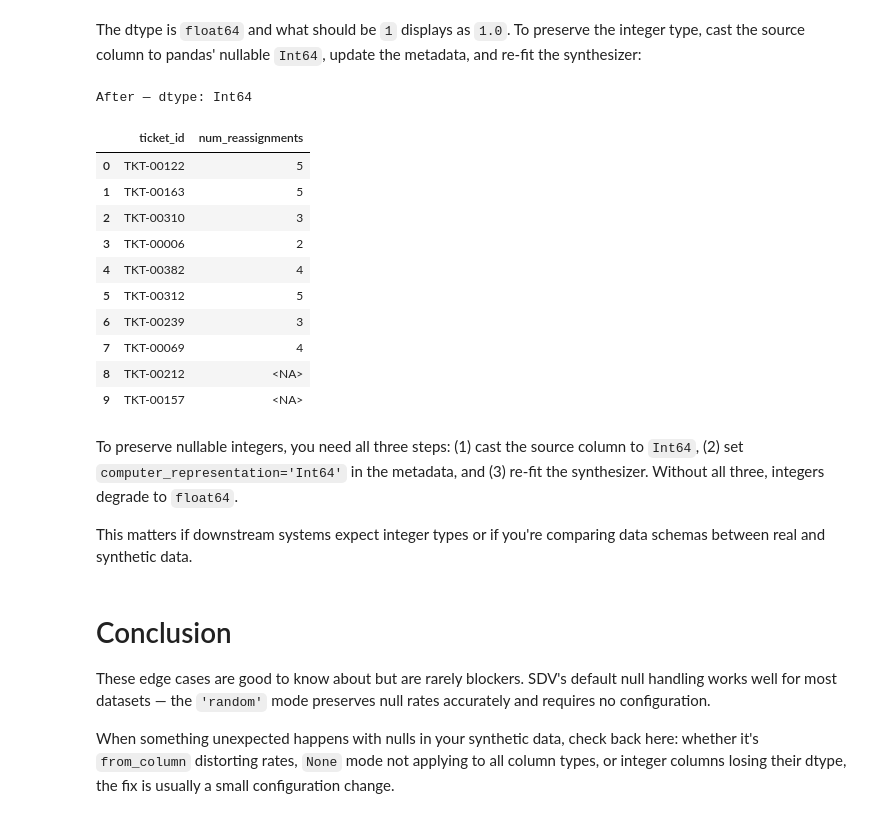
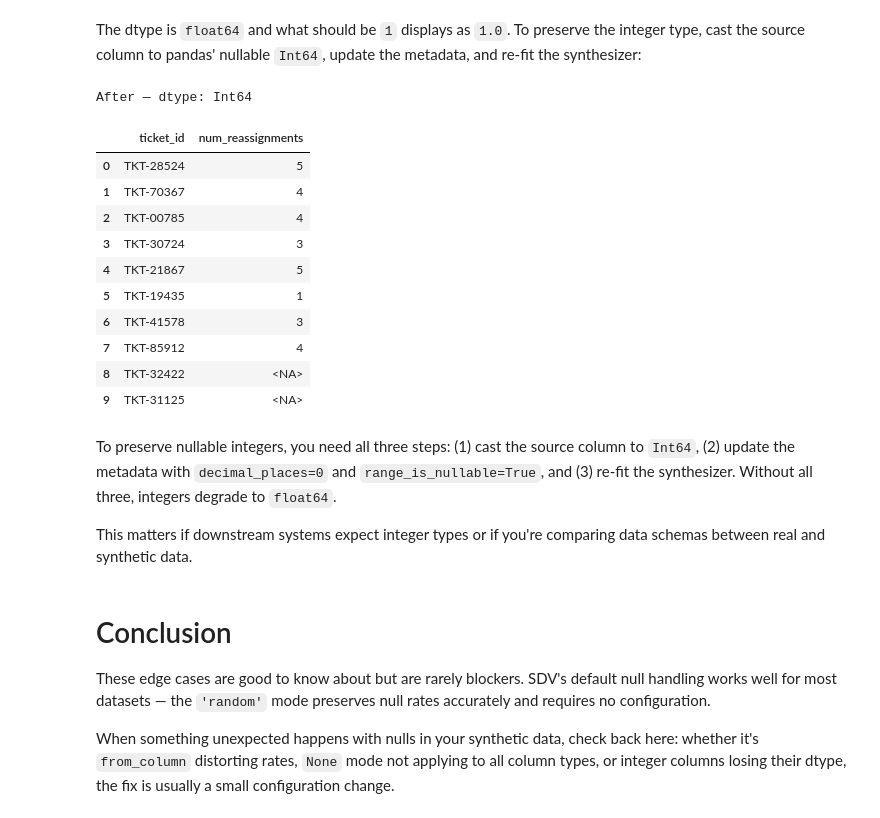
Before and after one commit to datacebo/datacebo-cookbook, a Jupyter notebook: tutorials/null_values/interesting_cases_with_null_values.ipynb, the cells around one changed output. Cells and saved outputs as stored; diff of their text form; code cells hidden in the pictures.

```diff
--- a/tutorials/null_values/interesting_cases_with_null_values.ipynb
+++ b/tutorials/null_values/interesting_cases_with_null_values.ipynb
@@ -107,9 +112,12 @@ nullable_numerical = [
 
 fc_synthesizer = GaussianCopulaSynthesizer(metadata)
 fc_synthesizer.auto_assign_transformers(data)
-fc_synthesizer.update_transformers(phone_transformer())
 fc_synthesizer.update_transformers(
-    {
+    table_name=table_name, column_name_to_transformer=phone_transformer()
+)
+fc_synthesizer.update_transformers(
+    table_name=table_name,
+    column_name_to_transformer={
         col: FloatFormatter(
             missing_value_replacement="mean", missing_value_generation="from_column"
         )
@@ -117,7 +125,8 @@ fc_synthesizer.update_transformers(
     }
 )
 fc_synthesizer.update_transformers(
-    {
+    table_name=table_name,
+    column_name_to_transformer={
         "resolved_at": UnixTimestampEncoder(missing_value_generation="from_column"),
     }
 )
@@ -176,9 +185,12 @@ Setting `missing_value_generation=None` tells SDV not to recreate nulls for a gi
 # %%
 none_synth = GaussianCopulaSynthesizer(metadata)
 none_synth.auto_assign_transformers(data)
-none_synth.update_transformers(phone_transformer())
 none_synth.update_transformers(
-    {
+    table_name=table_name, column_name_to_transformer=phone_transformer()
+)
+none_synth.update_transformers(
+    table_name=table_name,
+    column_name_to_transformer={
         col: FloatFormatter(
             missing_value_replacement="mean", missing_value_generation=None
         )
@@ -186,7 +198,8 @@ none_synth.update_transformers(
     }
 )
 none_synth.update_transformers(
-    {
+    table_name=table_name,
+    column_name_to_transformer={
         "resolved_at": UnixTimestampEncoder(missing_value_generation=None),
     }
 )
@@ -195,8 +208,8 @@ synthetic_none = none_synth.sample(num_rows=2000)
 
 none_comparison = pd.DataFrame(
     {
-        "Real": data.isnull().mean().round(3),
-        "None mode": synthetic_none.isnull().mean().round(3),
+        "Real": data[table_name].isnull().mean().round(3),
+        "None mode": synthetic_none[table_name].isnull().mean().round(3),
     }
 )
 none_comparison[none_comparison["Real"] > 0]
@@ -258,32 +271,39 @@ Before — dtype: float64
 # %% [markdown]
 The dtype is `float64` and what should be `1` displays as `1.0`. To preserve the integer type, cast the source column to pandas' nullable `Int64`, update the metadata, and re-fit the synthesizer:
 # %%
-data["num_reassignments"] = data["num_reassignments"].astype("Int64")
-metadata.update_column("num_reassignments", computer_representation="Int64")
+data[table_name]["num_reassignments"] = data[table_name]["num_reassignments"].astype("Int64")
+metadata.update_column(
+    table_name=table_name,
+    column_name="num_reassignments",
+    decimal_places=0,
+    range_is_nullable=True,
+)
 
 int64_synth = GaussianCopulaSynthesizer(metadata)
 int64_synth.auto_assign_transformers(data)
-int64_synth.update_transformers(phone_transformer())
+int64_synth.update_transformers(
+    table_name=table_name, column_name_to_transformer=phone_transformer()
+)
 int64_synth.fit(data)
 int64_synthetic_data = int64_synth.sample(num_rows=500)
 
-print(f"After — dtype: {int64_synthetic_data['num_reassignments'].dtype}")
-int64_synthetic_data[["ticket_id", "num_reassignments"]].head(10)
+print(f"After — dtype: {int64_synthetic_data[table_name]['num_reassignments'].dtype}")
+int64_synthetic_data[table_name][["ticket_id", "num_reassignments"]].head(10)
 # %% [output]
 After — dtype: Int64
 |  | ticket_id | num_reassignments |
-| 0 | TKT-00122 | 5 |
-| 1 | TKT-00163 | 5 |
-| 2 | TKT-00310 | 3 |
-| 3 | TKT-00006 | 2 |
-| 4 | TKT-00382 | 4 |
-| 5 | TKT-00312 | 5 |
-| 6 | TKT-00239 | 3 |
-| 7 | TKT-00069 | 4 |
-| 8 | TKT-00212 | <NA> |
-| 9 | TKT-00157 | <NA> |
+| 0 | TKT-28524 | 5 |
+| 1 | TKT-70367 | 4 |
+| 2 | TKT-00785 | 4 |
+| 3 | TKT-30724 | 3 |
+| 4 | TKT-21867 | 5 |
+| 5 | TKT-19435 | 1 |
+| 6 | TKT-41578 | 3 |
+| 7 | TKT-85912 | 4 |
+| 8 | TKT-32422 | <NA> |
+| 9 | TKT-31125 | <NA> |
 # %% [markdown]
-To preserve nullable integers, you need all three steps: (1) cast the source column to `Int64`, (2) set `computer_representation='Int64'` in the metadata, and (3) re-fit the synthesizer. Without all three, integers degrade to `float64`.
+To preserve nullable integers, you need all three steps: (1) cast the source column to `Int64`, (2) update the metadata with `decimal_places=0` and `range_is_nullable=True`, and (3) re-fit the synthesizer. Without all three, integers degrade to `float64`.
 
 This matters if downstream systems expect integer types or if you're comparing data schemas between real and synthetic data.
 # %% [markdown]
```
Also changed, not shown: parts of 12 cells of this notebook, 1 other file.
